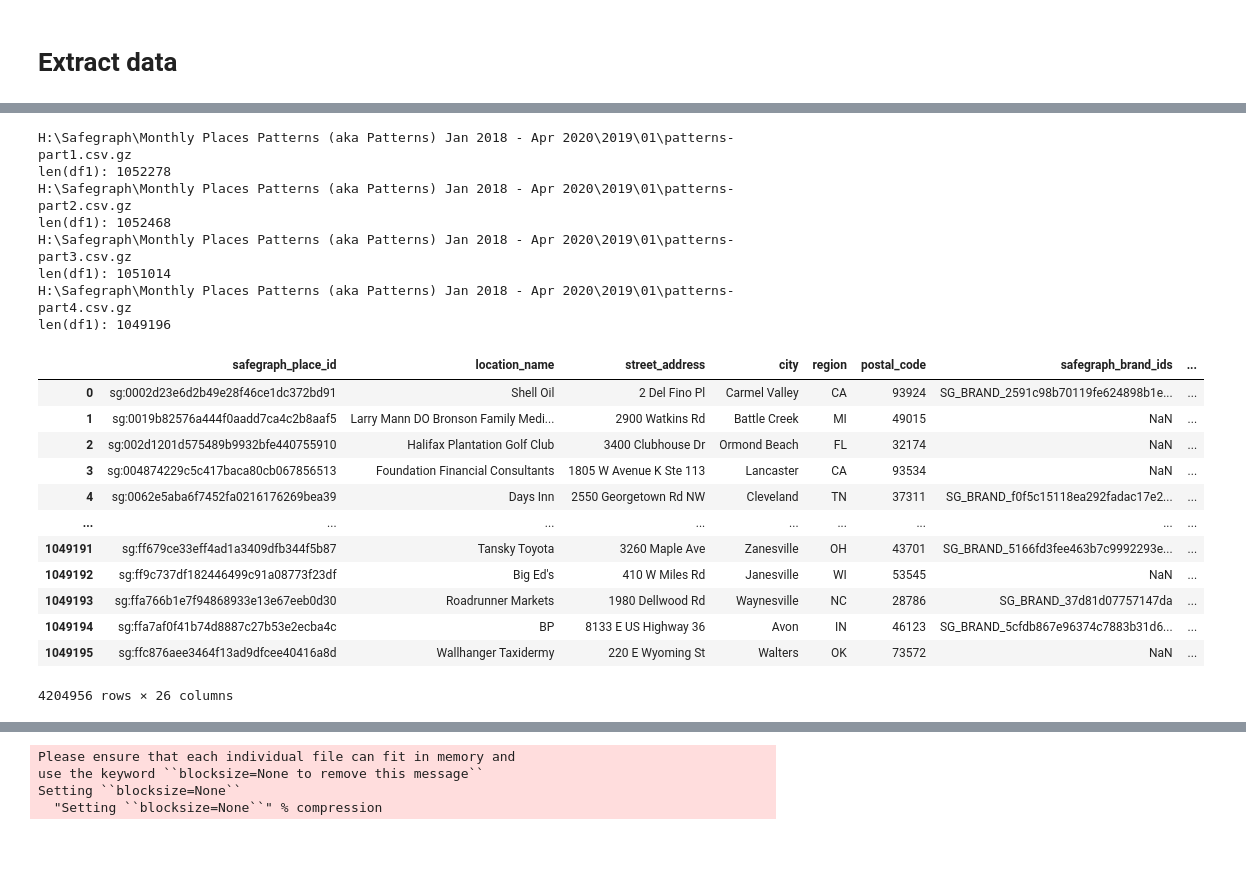
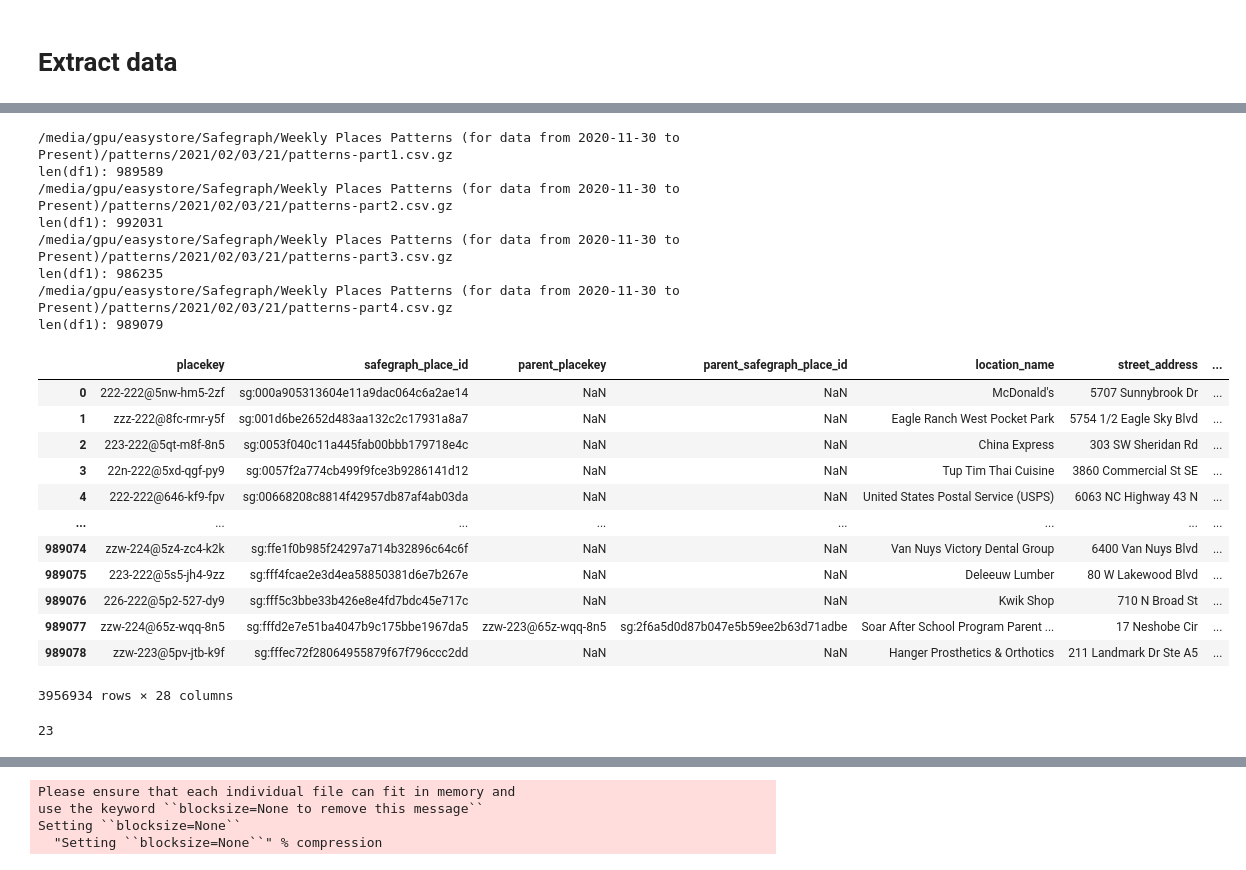
Before and after one commit to gladcolor/safegraph_code, a Jupyter notebook: patterns.ipynb, the cells around one changed output, grey strips where cells are left out. Drawn from its saved outputs; the diff is of its cells as text; code cells hidden in the pictures.

```diff
--- a/patterns.ipynb
+++ b/patterns.ipynb
@@ -12,12 +12,15 @@ import glob
 import os
 import pandas as pd
 # %%
-csv_dir = r"F:\Safegraph\Neigborhood\patterns"
+csv_dir = r"/media/gpu/easystore/Safegraph/Weekly Places Patterns (for data from 2020-11-30 to Present)/patterns/2021/02/03/21"
 csv_files = []
 for crt_dir, sub_dir_list, file_list in os.walk(csv_dir):
     for file in file_list:
-        if (file[-3:] == ".gz") or (file[-4:] == ".csv"):
-            file_path = glob.glob(os.path.join(crt_dir, file))
+        print(file)
+        if (file[-3:] == ".gz"):
+#             print(crt_dir)
+            file_path = os.path.join(crt_dir, file)
+            print(file_path)
             csv_files.append(file_path)
 print(len(csv_files))
 print(csv_files)
@@ -86,34 +94,38 @@ vdf1
 # %%
 dfs = []
 
-for f in csv_files[:]:
-    print(f)
+for f in csv_files:
+    print("reading", f)
     df1 =  pd.read_csv(f)
     dfs.append(df1)
 
     print("len(df1):", len(df1))
 
 df_all = pd.concat(dfs, axis=0)
 df_all
 # %% [output]
-H:\Safegraph\Monthly Places Patterns (aka Patterns) Jan 2018 - Apr 2020\2019\01\patterns-part1.csv.gz
-len(df1): 1052278
-H:\Safegraph\Monthly Places Patterns (aka Patterns) Jan 2018 - Apr 2020\2019\01\patterns-part2.csv.gz
-len(df1): 1052468
-H:\Safegraph\Monthly Places Patterns (aka Patterns) Jan 2018 - Apr 2020\2019\01\patterns-part3.csv.gz
-len(df1): 1051014
-H:\Safegraph\Monthly Places Patterns (aka Patterns) Jan 2018 - Apr 2020\2019\01\patterns-part4.csv.gz
-len(df1): 1049196
+/media/gpu/easystore/Safegraph/Weekly Places Patterns (for data from 2020-11-30 to Present)/patterns/2021/02/03/21/patterns-part1.csv.gz
+len(df1): 989589
+/media/gpu/easystore/Safegraph/Weekly Places Patterns (for data from 2020-11-30 to Present)/patterns/2021/02/03/21/patterns-part2.csv.gz
+len(df1): 992031
+/media/gpu/easystore/Safegraph/Weekly Places Patterns (for data from 2020-11-30 to Present)/patterns/2021/02/03/21/patterns-part3.csv.gz
+len(df1): 986235
+/media/gpu/easystore/Safegraph/Weekly Places Patterns (for data from 2020-11-30 to Present)/patterns/2021/02/03/21/patterns-part4.csv.gz
+len(df1): 989079
-|  | safegraph_place_id | location_name | street_address | city | region | postal_code | safegraph_brand_ids | ... |
-| 0 | sg:0002d23e6d2b49e28f46ce1dc372bd91 | Shell Oil | 2 Del Fino Pl | Carmel Valley | CA | 93924 | SG_BRAND_2591c98b70119fe624898b1e... | ... |
-| 1 | sg:0019b82576a444f0aadd7ca4c2b8aaf5 | Larry Mann DO Bronson Family Medi... | 2900 Watkins Rd | Battle Creek | MI | 49015 | NaN | ... |
-| 2 | sg:002d1201d575489b9932bfe440755910 | Halifax Plantation Golf Club | 3400 Clubhouse Dr | Ormond Beach | FL | 32174 | NaN | ... |
-| 3 | sg:004874229c5c417baca80cb067856513 | Foundation Financial Consultants | 1805 W Avenue K Ste 113 | Lancaster | CA | 93534 | NaN | ... |
-| 4 | sg:0062e5aba6f7452fa0216176269bea39 | Days Inn | 2550 Georgetown Rd NW | Cleveland | TN | 37311 | SG_BRAND_f0f5c15118ea292fadac17e2... | ... |
-| ... | ... | ... | ... | ... | ... | ... | ... | ... |
-| 1049191 | sg:ff679ce33eff4ad1a3409dfb344f5b87 | Tansky Toyota | 3260 Maple Ave | Zanesville | OH | 43701 | SG_BRAND_5166fd3fee463b7c9992293e... | ... |
-| 1049192 | sg:ff9c737df182446499c91a08773f23df | Big Ed's | 410 W Miles Rd | Janesville | WI | 53545 | NaN | ... |
-| 1049193 | sg:ffa766b1e7f94868933e13e67eeb0d30 | Roadrunner Markets | 1980 Dellwood Rd | Waynesville | NC | 28786 | SG_BRAND_37d81d07757147da | ... |
-| 1049194 | sg:ffa7af0f41b74d8887c27b53e2ecba4c | BP | 8133 E US Highway 36 | Avon | IN | 46123 | SG_BRAND_5cfdb867e96374c7883b31d6... | ... |
-| 1049195 | sg:ffc876aee3464f13ad9dfcee40416a8d | Wallhanger Taxidermy | 220 E Wyoming St | Walters | OK | 73572 | NaN | ... |
+|  | placekey | safegraph_place_id | parent_placekey | parent_safegraph_place_id | location_name | street_address | ... |
+| 0 | 222-222@5nw-hm5-2zf | sg:000a905313604e11a9dac064c6a2ae14 | NaN | NaN | McDonald's | 5707 Sunnybrook Dr | ... |
+| 1 | zzz-222@8fc-rmr-y5f | sg:001d6be2652d483aa132c2c17931a8a7 | NaN | NaN | Eagle Ranch West Pocket Park | 5754 1/2 Eagle Sky Blvd | ... |
+| 2 | 223-222@5qt-m8f-8n5 | sg:0053f040c11a445fab00bbb179718e4c | NaN | NaN | China Express | 303 SW Sheridan Rd | ... |
+| 3 | 22n-222@5xd-qgf-py9 | sg:0057f2a774cb499f9fce3b9286141d12 | NaN | NaN | Tup Tim Thai Cuisine | 3860 Commercial St SE | ... |
+| 4 | 222-222@646-kf9-fpv | sg:00668208c8814f42957db87af4ab03da | NaN | NaN | United States Postal Service (USPS) | 6063 NC Highway 43 N | ... |
+| ... | ... | ... | ... | ... | ... | ... | ... |
+| 989074 | zzw-224@5z4-zc4-k2k | sg:ffe1f0b985f24297a714b32896c64c6f | NaN | NaN | Van Nuys Victory Dental Group | 6400 Van Nuys Blvd | ... |
+| 989075 | 223-222@5s5-jh4-9zz | sg:fff4fcae2e3d4ea58850381d6e7b267e | NaN | NaN | Deleeuw Lumber | 80 W Lakewood Blvd | ... |
+| 989076 | 226-222@5p2-527-dy9 | sg:fff5c3bbe33b426e8e4fd7bdc45e717c | NaN | NaN | Kwik Shop | 710 N Broad St | ... |
+| 989077 | zzw-224@65z-wqq-8n5 | sg:fffd2e7e51ba4047b9c175bbe1967da5 | zzw-223@65z-wqq-8n5 | sg:2f6a5d0d87b047e5b59ee2b63d71adbe | Soar After School Program Parent ... | 17 Neshobe Cir | ... |
+| 989078 | zzw-223@5pv-jtb-k9f | sg:fffec72f28064955879f67f796ccc2dd | NaN | NaN | Hanger Prosthetics & Orthotics | 211 Landmark Dr Ste A5 | ... |
-4204956 rows × 26 columns
+3956934 rows × 28 columns
+# %%
+df_all['poi_cbg'].isna().sum()
+# %% [output]
+23
```
Also changed, not shown: parts of 13 cells of this notebook, 4 other files.
